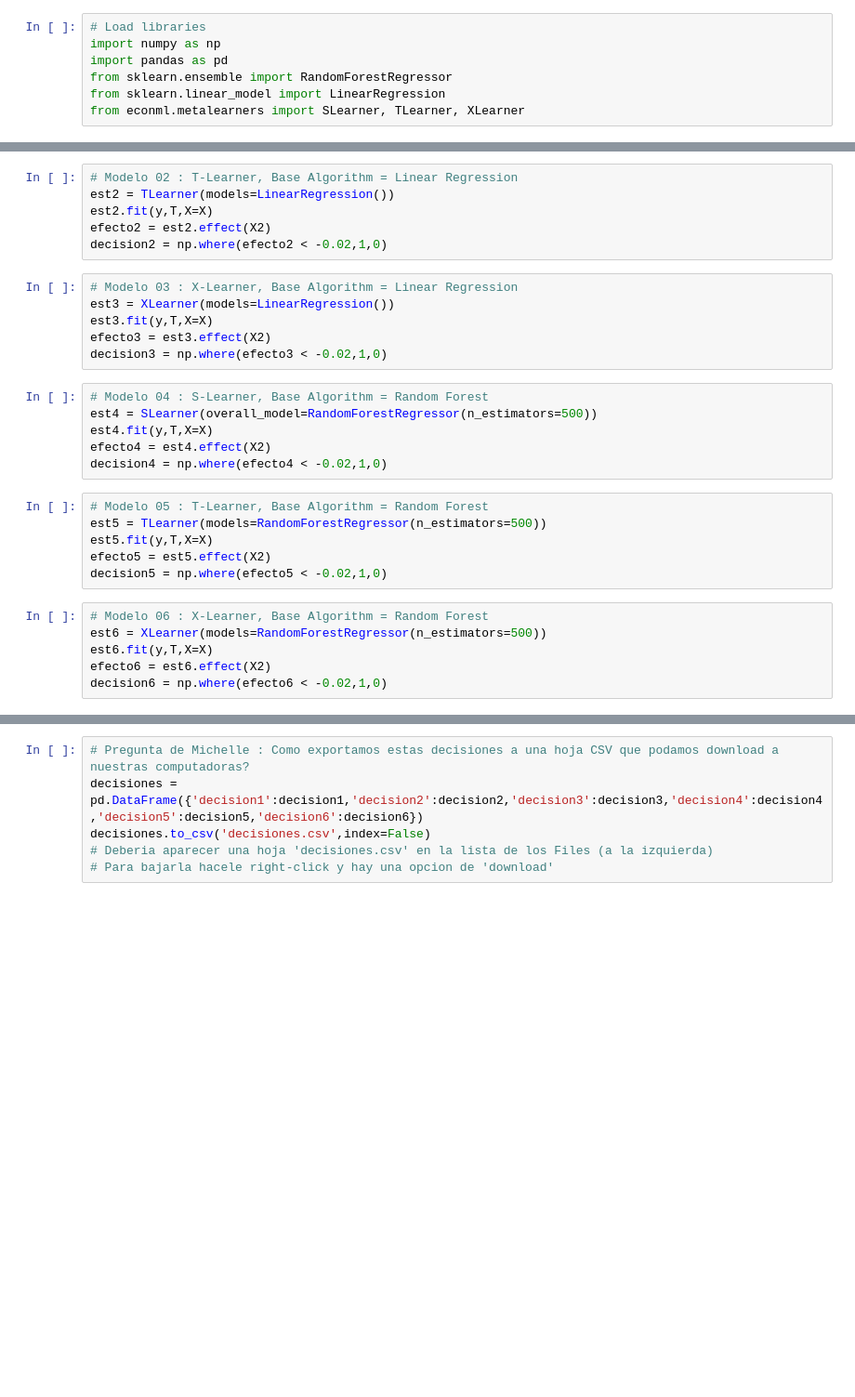
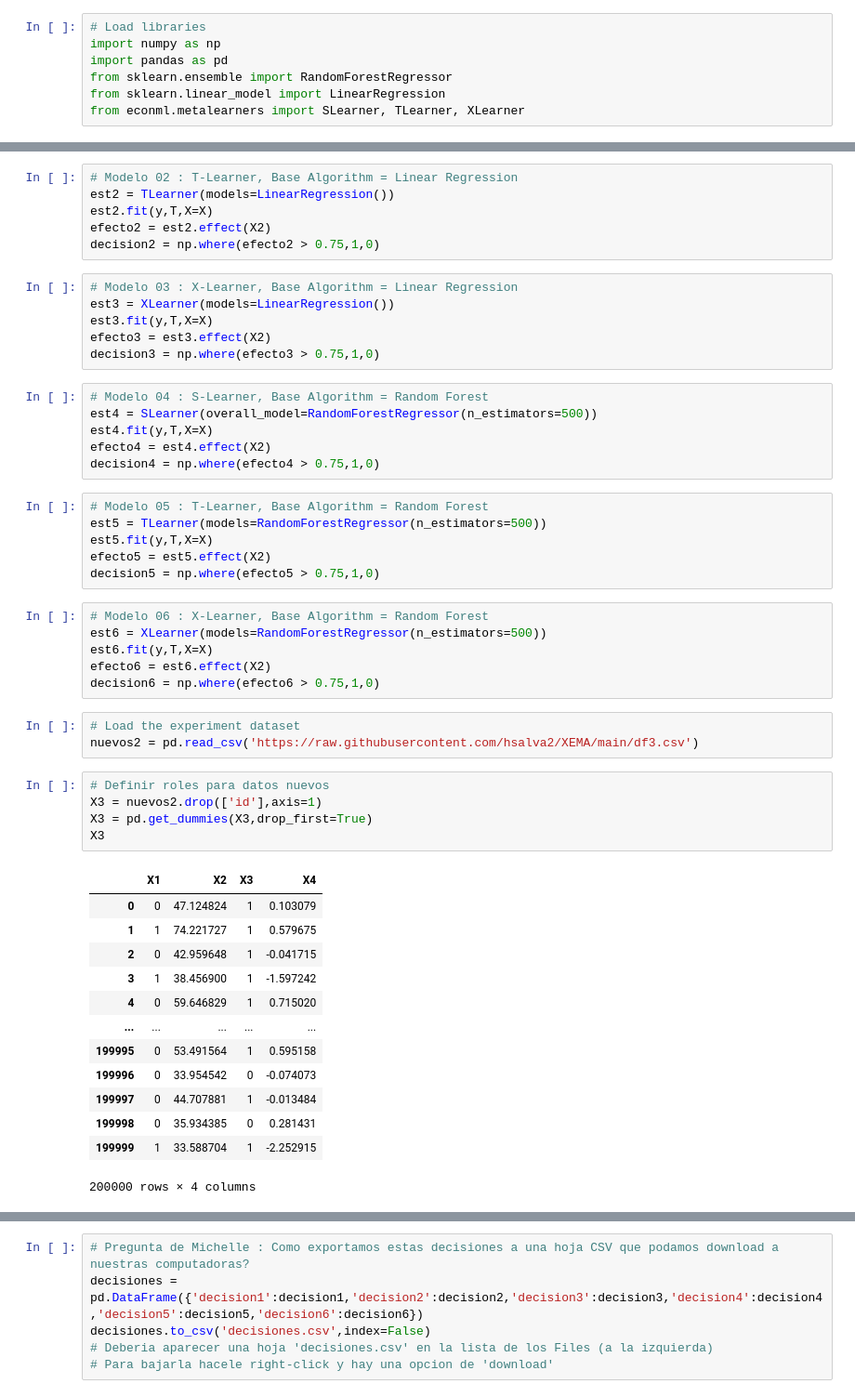
Before and after one commit to hsalva2/XEMA, a Jupyter notebook: Experimentos_Sesion_12a.ipynb, the cells around one changed output, grey strips where cells are left out. Shown at 93% size. Drawn from its saved outputs; the diff is of its cells as text; blank space fills up the shorter version.

```diff
--- a/Experimentos_Sesion_12a.ipynb
+++ b/Experimentos_Sesion_12a.ipynb
@@ -36,28 +82,50 @@ decision1 = np.where(efecto1 < -0.02,1,0)
 est2 = TLearner(models=LinearRegression())
 est2.fit(y,T,X=X)
 efecto2 = est2.effect(X2)
-decision2 = np.where(efecto2 < -0.02,1,0)
+decision2 = np.where(efecto2 > 0.75,1,0)
 # %%
 # Modelo 03 : X-Learner, Base Algorithm = Linear Regression
 est3 = XLearner(models=LinearRegression())
 est3.fit(y,T,X=X)
 efecto3 = est3.effect(X2)
-decision3 = np.where(efecto3 < -0.02,1,0)
+decision3 = np.where(efecto3 > 0.75,1,0)
 # %%
 # Modelo 04 : S-Learner, Base Algorithm = Random Forest
 est4 = SLearner(overall_model=RandomForestRegressor(n_estimators=500))
 est4.fit(y,T,X=X)
 efecto4 = est4.effect(X2)
-decision4 = np.where(efecto4 < -0.02,1,0)
+decision4 = np.where(efecto4 > 0.75,1,0)
 # %%
 # Modelo 05 : T-Learner, Base Algorithm = Random Forest
 est5 = TLearner(models=RandomForestRegressor(n_estimators=500))
 est5.fit(y,T,X=X)
 efecto5 = est5.effect(X2)
-decision5 = np.where(efecto5 < -0.02,1,0)
+decision5 = np.where(efecto5 > 0.75,1,0)
 # %%
 # Modelo 06 : X-Learner, Base Algorithm = Random Forest
 est6 = XLearner(models=RandomForestRegressor(n_estimators=500))
 est6.fit(y,T,X=X)
 efecto6 = est6.effect(X2)
-decision6 = np.where(efecto6 < -0.02,1,0)
+decision6 = np.where(efecto6 > 0.75,1,0)
+# %%
+# Load the experiment dataset
+nuevos2 = pd.read_csv('https://raw.githubusercontent.com/hsalva2/XEMA/main/df3.csv')
+# %%
+# Definir roles para datos nuevos
+X3 = nuevos2.drop(['id'],axis=1)
+X3 = pd.get_dummies(X3,drop_first=True)
+X3
+# %% [output]
+|  | X1 | X2 | X3 | X4 |
+| 0 | 0 | 47.124824 | 1 | 0.103079 |
+| 1 | 1 | 74.221727 | 1 | 0.579675 |
+| 2 | 0 | 42.959648 | 1 | -0.041715 |
+| 3 | 1 | 38.456900 | 1 | -1.597242 |
+| 4 | 0 | 59.646829 | 1 | 0.715020 |
+| ... | ... | ... | ... | ... |
+| 199995 | 0 | 53.491564 | 1 | 0.595158 |
+| 199996 | 0 | 33.954542 | 0 | -0.074073 |
+| 199997 | 0 | 44.707881 | 1 | -0.013484 |
+| 199998 | 0 | 35.934385 | 0 | 0.281431 |
+| 199999 | 1 | 33.588704 | 1 | -2.252915 |
+200000 rows × 4 columns
```
Also changed, not shown: parts of 7 cells of this notebook.
